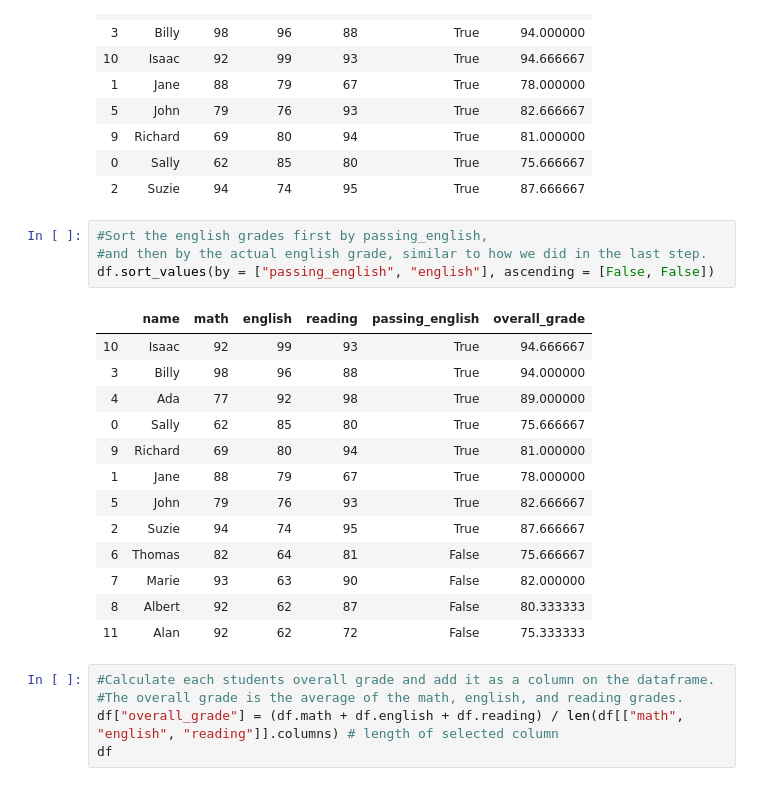
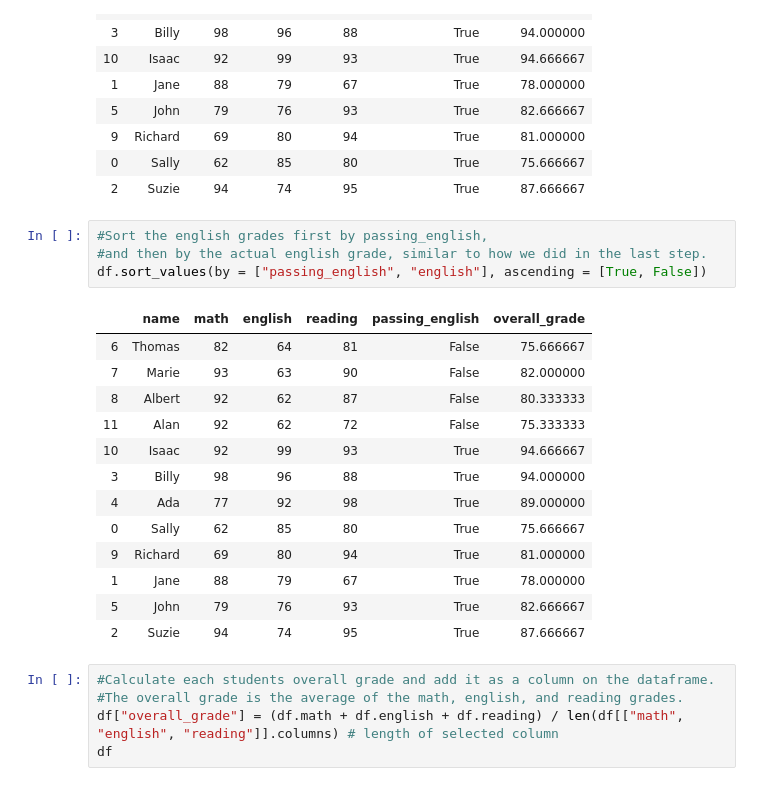
Before and after one commit to allenjiang666/python-exercises, a Jupyter notebook: 4.8.4.3_dataframes.ipynb, the cells around one changed output. Saved outputs shown, nothing was run; the diff lists cells and outputs as text.

```diff
--- a/4.8.4.3_dataframes.ipynb
+++ b/4.8.4.3_dataframes.ipynb
@@ -96,9 +96,13 @@ df.sort_values(by = ["passing_english", "name"], ascending = [True, True])
 # %%
 #Sort the english grades first by passing_english,
 #and then by the actual english grade, similar to how we did in the last step.
-df.sort_values(by = ["passing_english", "english"], ascending = [False, False])
+df.sort_values(by = ["passing_english", "english"], ascending = [True, False])
 # %% [output]
 |  | name | math | english | reading | passing_english | overall_grade |
+| 6 | Thomas | 82 | 64 | 81 | False | 75.666667 |
+| 7 | Marie | 93 | 63 | 90 | False | 82.000000 |
+| 8 | Albert | 92 | 62 | 87 | False | 80.333333 |
+| 11 | Alan | 92 | 62 | 72 | False | 75.333333 |
 | 10 | Isaac | 92 | 99 | 93 | True | 94.666667 |
 | 3 | Billy | 98 | 96 | 88 | True | 94.000000 |
 | 4 | Ada | 77 | 92 | 98 | True | 89.000000 |
@@ -107,10 +111,6 @@ df.sort_values(by = ["passing_english", "english"], ascending = [False, False])
 | 1 | Jane | 88 | 79 | 67 | True | 78.000000 |
 | 5 | John | 79 | 76 | 93 | True | 82.666667 |
 | 2 | Suzie | 94 | 74 | 95 | True | 87.666667 |
-| 6 | Thomas | 82 | 64 | 81 | False | 75.666667 |
-| 7 | Marie | 93 | 63 | 90 | False | 82.000000 |
-| 8 | Albert | 92 | 62 | 87 | False | 80.333333 |
-| 11 | Alan | 92 | 62 | 72 | False | 75.333333 |
 # %%
 #Calculate each students overall grade and add it as a column on the dataframe.
 #The overall grade is the average of the math, english, and reading grades.
```
Also changed, not shown: parts of 4 cells of this notebook, 1 other file.
